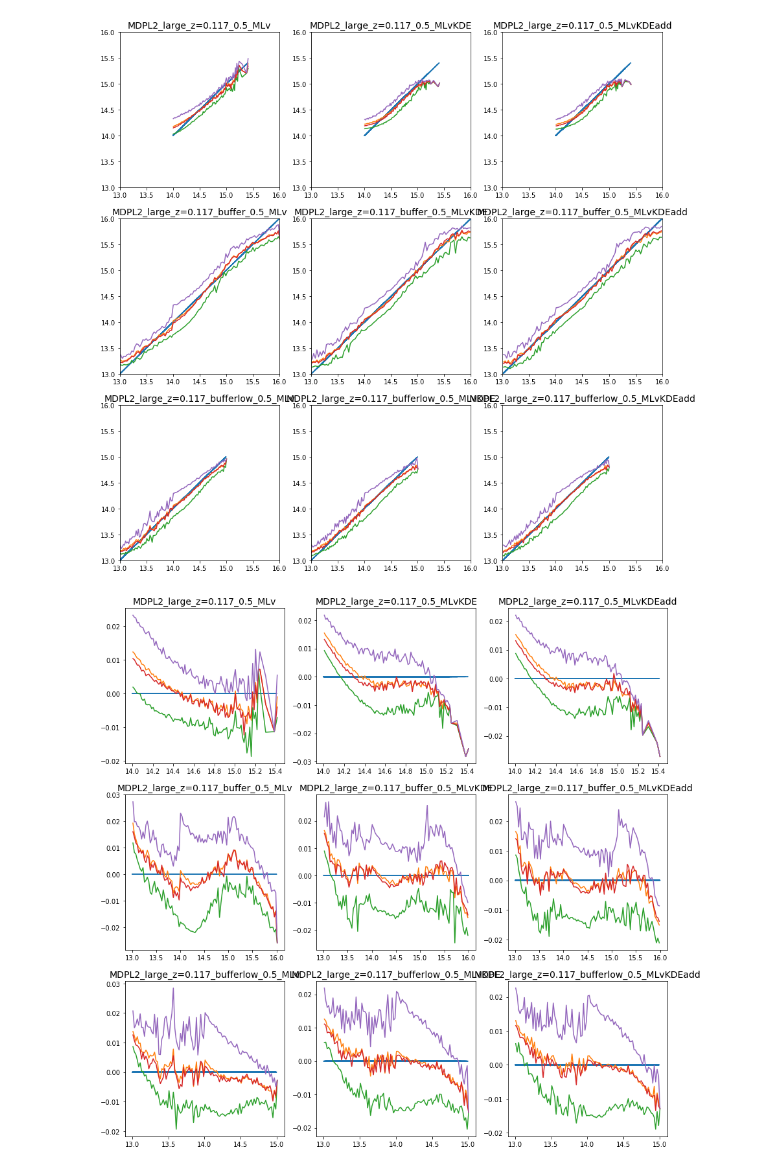
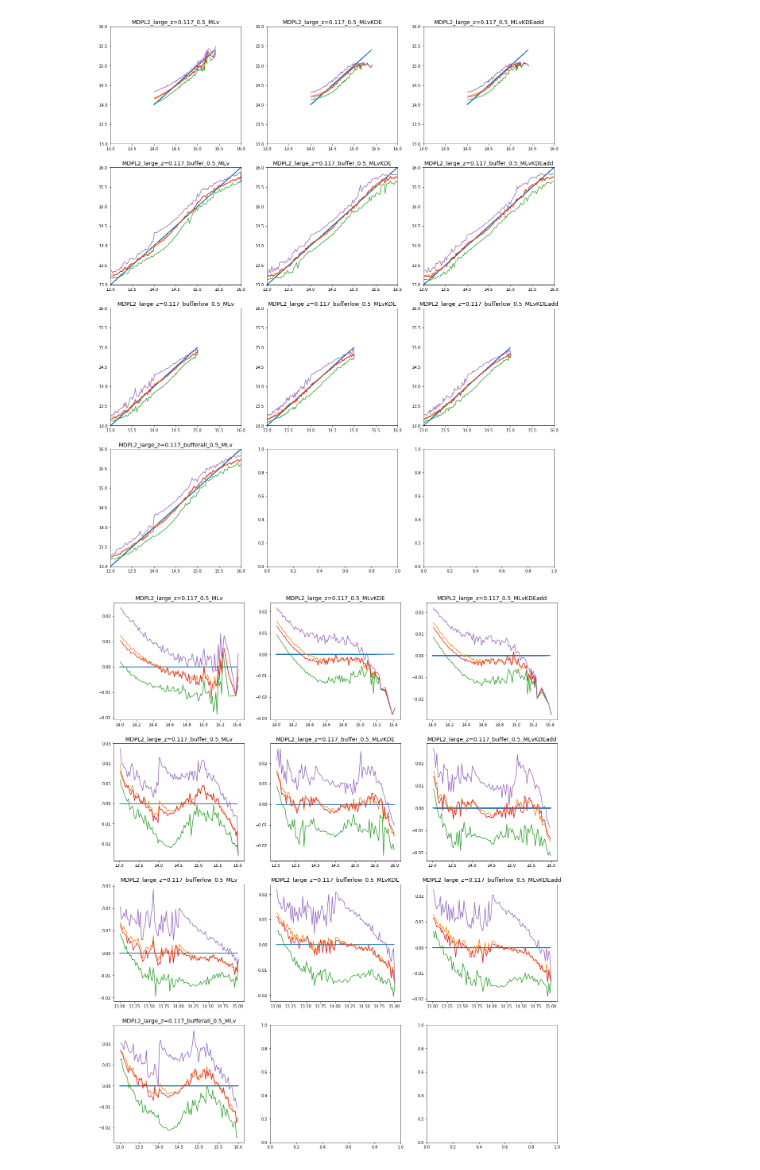
Before and after one commit to maho3/halo_sdm, a Jupyter notebook: results.ipynb, the cells around one changed output. Drawn from its saved outputs; the diff is of its cells as text; code cells hidden in the pictures.

```diff
--- a/results.ipynb
+++ b/results.ipynb
@@ -47,7 +47,9 @@ outfiles = [
 
             'MDPL2_large_z=0.117_bufferlow_0.5_MLv_1_preds.npy',
             'MDPL2_large_z=0.117_bufferlow_0.5_MLvKDE_1_preds.npy',
-            'MDPL2_large_z=0.117_bufferlow_0.5_MLvKDEadd_1_preds.npy'
+            'MDPL2_large_z=0.117_bufferlow_0.5_MLvKDEadd_1_preds.npy',
+
+            'MDPL2_large_z=0.117_bufferall_0.5_MLv_0_preds.npy'
 
 
            ]
@@ -61,27 +63,27 @@ for i in outfiles:
 # %%
 xrow = 3
 yrow = int((len(dats)+0.5)/xrow+0.5)
 
-f, axarr = plt.subplots(yrow,xrow,figsize=(15,15))
+f, axarr = plt.subplots(yrow,xrow,figsize=(20,25))
 for i in range(len(dats)):
     name = dats[i][0]
     dat = dats[i][1]
 
 #     f = plt.figure(figsize=(7,7))
 
     plotresult(dat,name[:-1],ax = axarr[i/xrow, i%xrow])
     axarr[i/xrow, i%xrow].set_xlim(13,16)
     axarr[i/xrow, i%xrow].set_ylim(13,16)
 #     ax.legend()
 
 # savefig(f,name='MDPL2_small_z=0.117_logM_2', wdir=wdir, figsize=(15,10), tight = False)
 # %% [output]
-[figure, old version]
+[figure, new version]
 # %%
 xrow = 3
-yrow = len(dats)/xrow
+yrow = int((len(dats)+0.5)/xrow+0.5)
 
-f, axarr = plt.subplots(yrow,xrow,figsize=(15,15))
+f, axarr = plt.subplots(yrow,xrow,figsize=(20,25))
 for i in range(len(dats)):
     name = dats[i][0]
     dat = dats[i][1]
@@ -92,7 +94,7 @@ for i in range(len(dats)):
 
 # savefig(f,name='MDPL2_small_z=0.117_err_2', wdir=wdir, figsize=(15,10), tight = False)
 # %% [output]
-[figure, old version]
+[figure, new version]
 # %%
 plt.figure(figsize=(7,7))
 plotallresults(dats)
```
Also changed, not shown: parts of 1 cell of this notebook, 1 other file.
